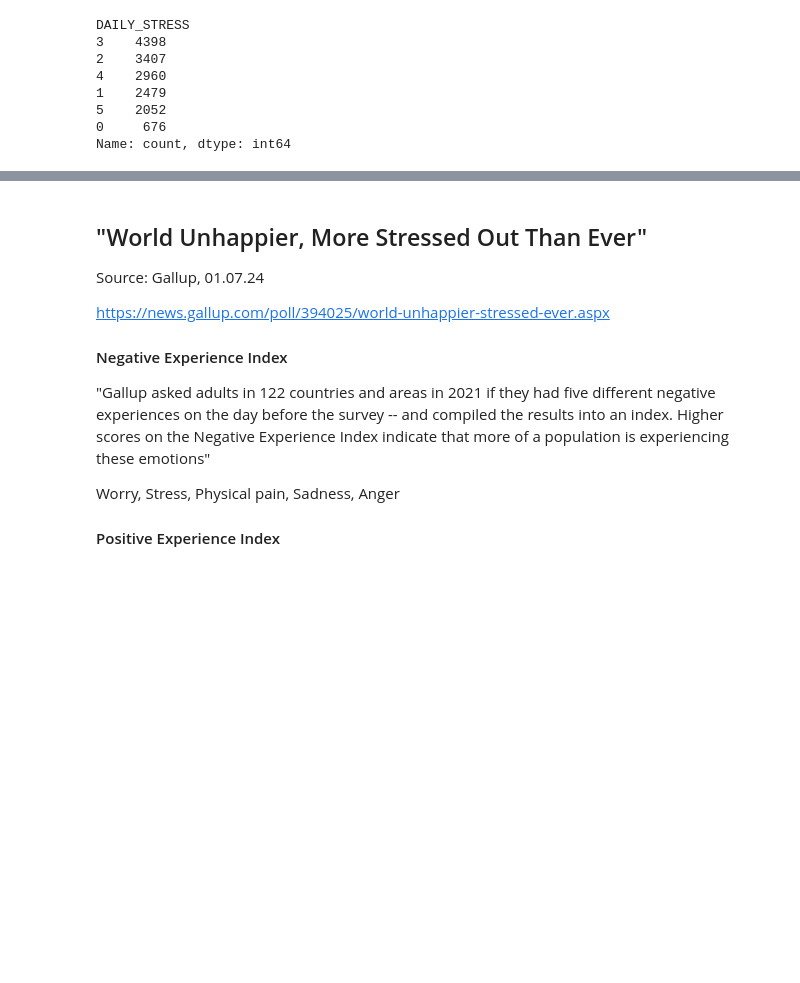
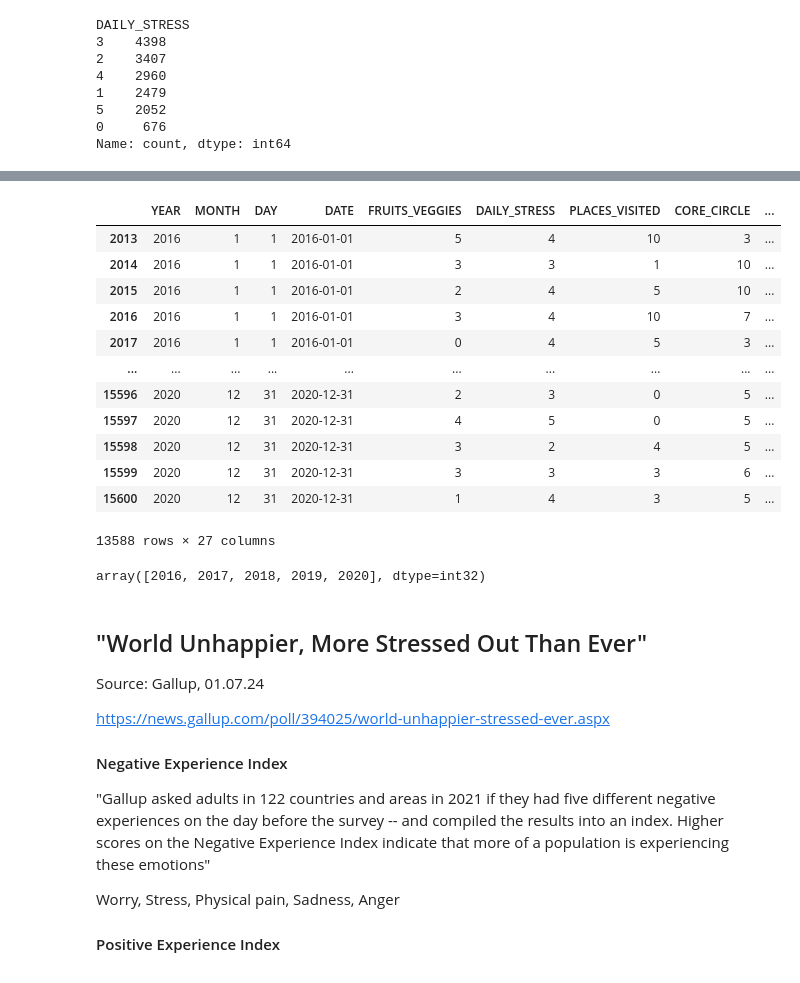
Before and after one commit to gabriela-cl/data-wrangling-project-vivi-gabi, a Jupyter notebook: data_wellbeing_main.ipynb, the cells around one changed output, grey strips where cells are left out. Cells and saved outputs as stored; diff of their text form; code cells hidden in the pictures; blank space fills up the shorter version.

```diff
--- a/data_wellbeing_main.ipynb
+++ b/data_wellbeing_main.ipynb
@@ -211,3 +352,24 @@ Name: count, dtype: int64
+# %%
+df_wb_16_20 = df_wb[(df_wb["YEAR"] >= 2016) & (df_wb["YEAR"] <= 2020)]
+df_wb_16_20
+# %% [output]
+|  | YEAR | MONTH | DAY | DATE | FRUITS_VEGGIES | DAILY_STRESS | PLACES_VISITED | CORE_CIRCLE | ... |
+| 2013 | 2016 | 1 | 1 | 2016-01-01 | 5 | 4 | 10 | 3 | ... |
+| 2014 | 2016 | 1 | 1 | 2016-01-01 | 3 | 3 | 1 | 10 | ... |
+| 2015 | 2016 | 1 | 1 | 2016-01-01 | 2 | 4 | 5 | 10 | ... |
+| 2016 | 2016 | 1 | 1 | 2016-01-01 | 3 | 4 | 10 | 7 | ... |
+| 2017 | 2016 | 1 | 1 | 2016-01-01 | 0 | 4 | 5 | 3 | ... |
+| ... | ... | ... | ... | ... | ... | ... | ... | ... | ... |
+| 15596 | 2020 | 12 | 31 | 2020-12-31 | 2 | 3 | 0 | 5 | ... |
+| 15597 | 2020 | 12 | 31 | 2020-12-31 | 4 | 5 | 0 | 5 | ... |
+| 15598 | 2020 | 12 | 31 | 2020-12-31 | 3 | 2 | 4 | 5 | ... |
+| 15599 | 2020 | 12 | 31 | 2020-12-31 | 3 | 3 | 3 | 6 | ... |
+| 15600 | 2020 | 12 | 31 | 2020-12-31 | 1 | 4 | 3 | 5 | ... |
+13588 rows × 27 columns
+# %%
+df_wb_16_20["YEAR"].unique()
+# %% [output]
+array([2016, 2017, 2018, 2019, 2020], dtype=int32)
 # %% [markdown]
 ## "World Unhappier, More Stressed Out Than Ever"
 Source: Gallup, 01.07.24
```
Also changed, not shown: parts of 18 cells of this notebook.
